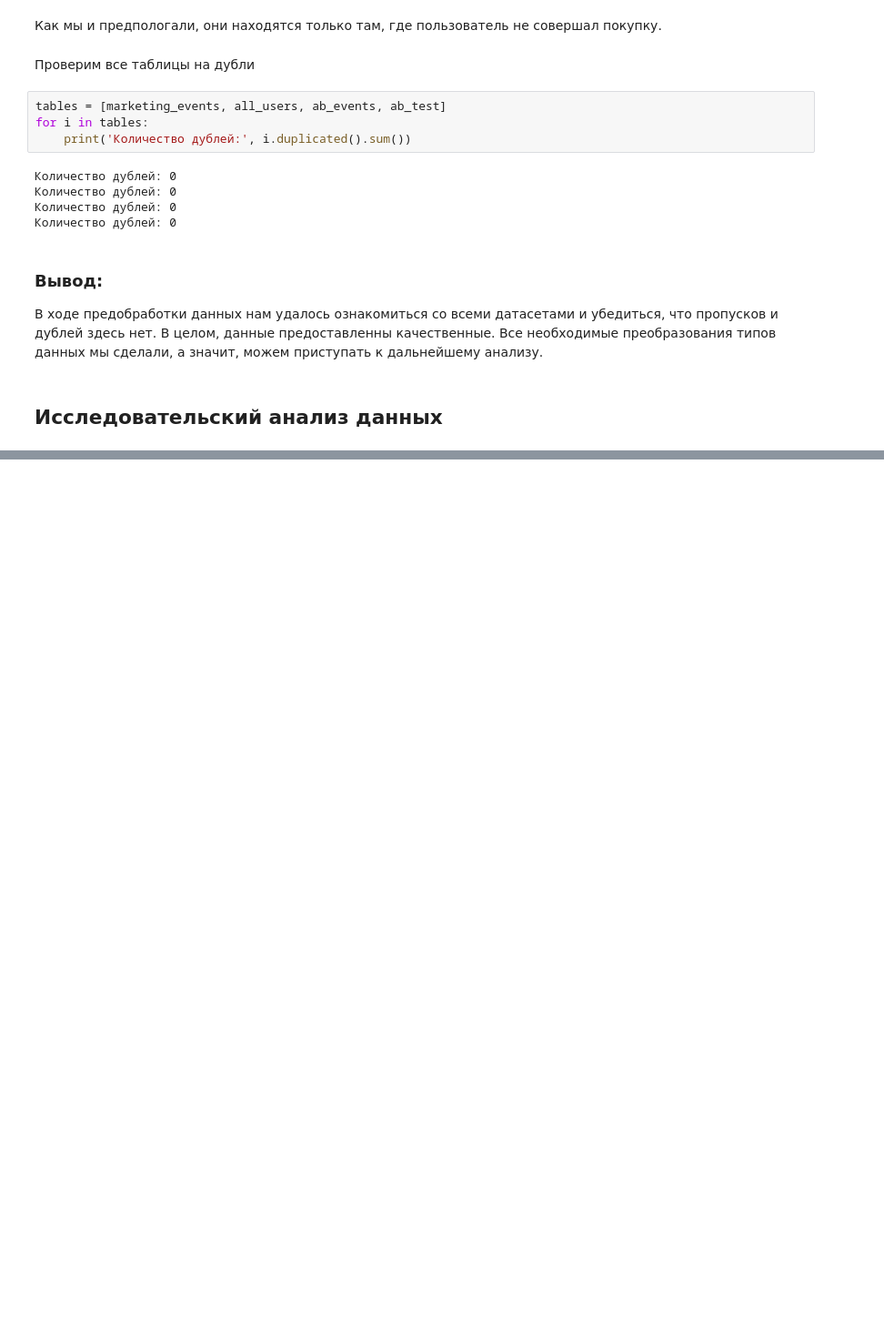
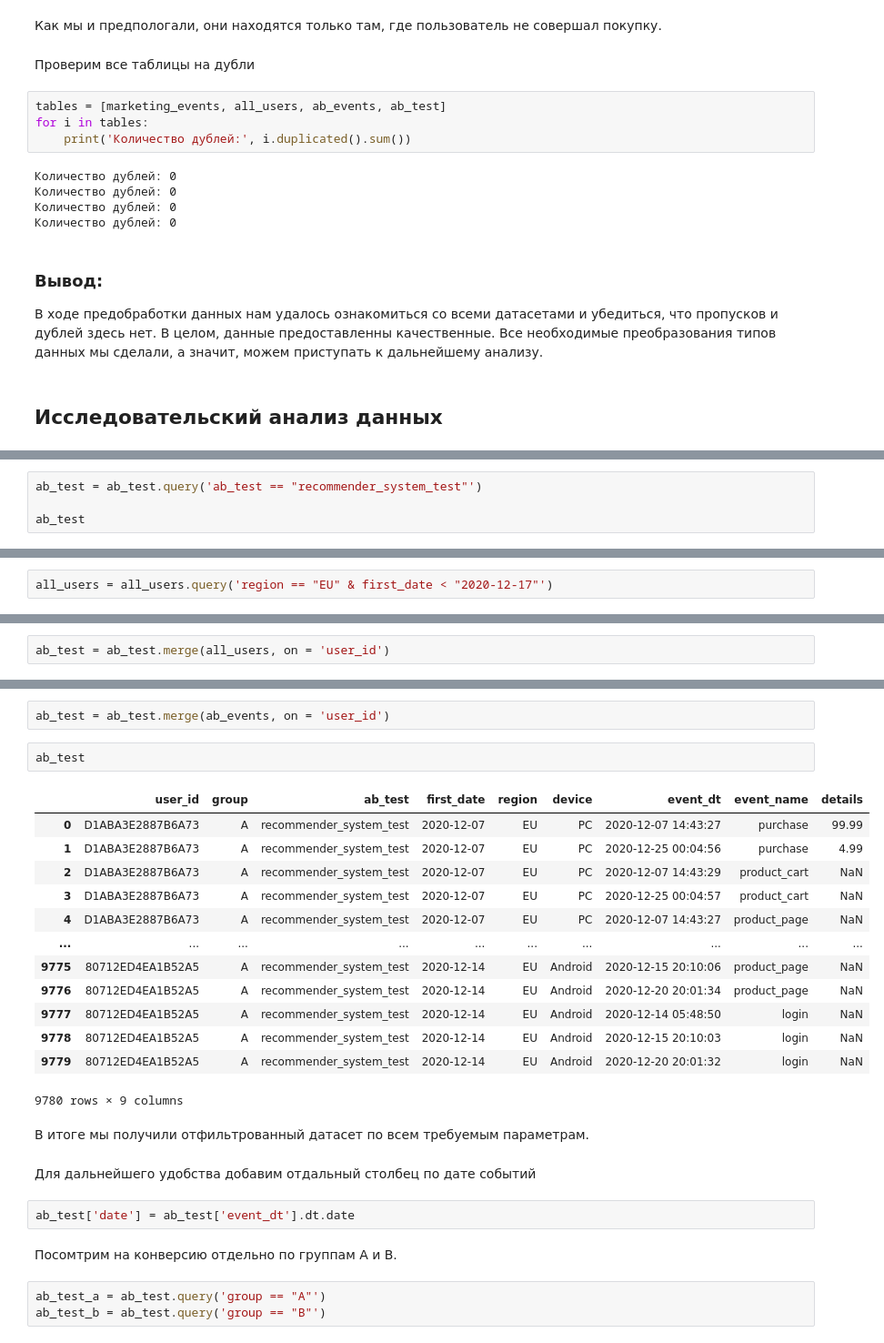
Before and after one commit to ViacheslavPogorelyy/YaP, a Jupyter notebook: A-B_test .ipynb, the cells around one changed output, grey strips where cells are left out. Shown at 91% size. Saved outputs shown, nothing was run; the diff lists cells and outputs as text; blank space fills up the shorter version.

```diff
--- a/A-B_test .ipynb
+++ b/A-B_test .ipynb
@@ -222,0 +264,4 @@ for i in tables:
+# %%
+ab_test = ab_test.query('ab_test == "recommender_system_test"')
+
+ab_test
@@ -222,0 +312,2 @@ for i in tables:
+# %%
+all_users = all_users.query('region == "EU" & first_date < "2020-12-17"')
@@ -222,0 +316,2 @@ for i in tables:
+# %%
+ab_test = ab_test.merge(all_users, on = 'user_id')
@@ -222,0 +334,29 @@ for i in tables:
+# %%
+ab_test = ab_test.merge(ab_events, on = 'user_id')
+# %%
+ab_test
+# %% [output]
+|  | user_id | group | ab_test | first_date | region | device | event_dt | event_name | details |
+| 0 | D1ABA3E2887B6A73 | A | recommender_system_test | 2020-12-07 | EU | PC | 2020-12-07 14:43:27 | purchase | 99.99 |
+| 1 | D1ABA3E2887B6A73 | A | recommender_system_test | 2020-12-07 | EU | PC | 2020-12-25 00:04:56 | purchase | 4.99 |
+| 2 | D1ABA3E2887B6A73 | A | recommender_system_test | 2020-12-07 | EU | PC | 2020-12-07 14:43:29 | product_cart | NaN |
+| 3 | D1ABA3E2887B6A73 | A | recommender_system_test | 2020-12-07 | EU | PC | 2020-12-25 00:04:57 | product_cart | NaN |
+| 4 | D1ABA3E2887B6A73 | A | recommender_system_test | 2020-12-07 | EU | PC | 2020-12-07 14:43:27 | product_page | NaN |
+| ... | ... | ... | ... | ... | ... | ... | ... | ... | ... |
+| 9775 | 80712ED4EA1B52A5 | A | recommender_system_test | 2020-12-14 | EU | Android | 2020-12-15 20:10:06 | product_page | NaN |
+| 9776 | 80712ED4EA1B52A5 | A | recommender_system_test | 2020-12-14 | EU | Android | 2020-12-20 20:01:34 | product_page | NaN |
+| 9777 | 80712ED4EA1B52A5 | A | recommender_system_test | 2020-12-14 | EU | Android | 2020-12-14 05:48:50 | login | NaN |
+| 9778 | 80712ED4EA1B52A5 | A | recommender_system_test | 2020-12-14 | EU | Android | 2020-12-15 20:10:03 | login | NaN |
+| 9779 | 80712ED4EA1B52A5 | A | recommender_system_test | 2020-12-14 | EU | Android | 2020-12-20 20:01:32 | login | NaN |
+9780 rows × 9 columns
+# %% [markdown]
+В итоге мы получили отфильтрованный датасет по всем требуемым параметрам.
+# %% [markdown]
+Для дальнейшего удобства добавим отдальный столбец по дате событий
+# %%
+ab_test['date'] = ab_test['event_dt'].dt.date
+# %% [markdown]
+Посомтрим на конверсию отдельно по группам A и B.
+# %%
+ab_test_a = ab_test.query('group == "A"')
+ab_test_b = ab_test.query('group == "B"')
```
Also changed, not shown: parts of 21 cells of this notebook.
